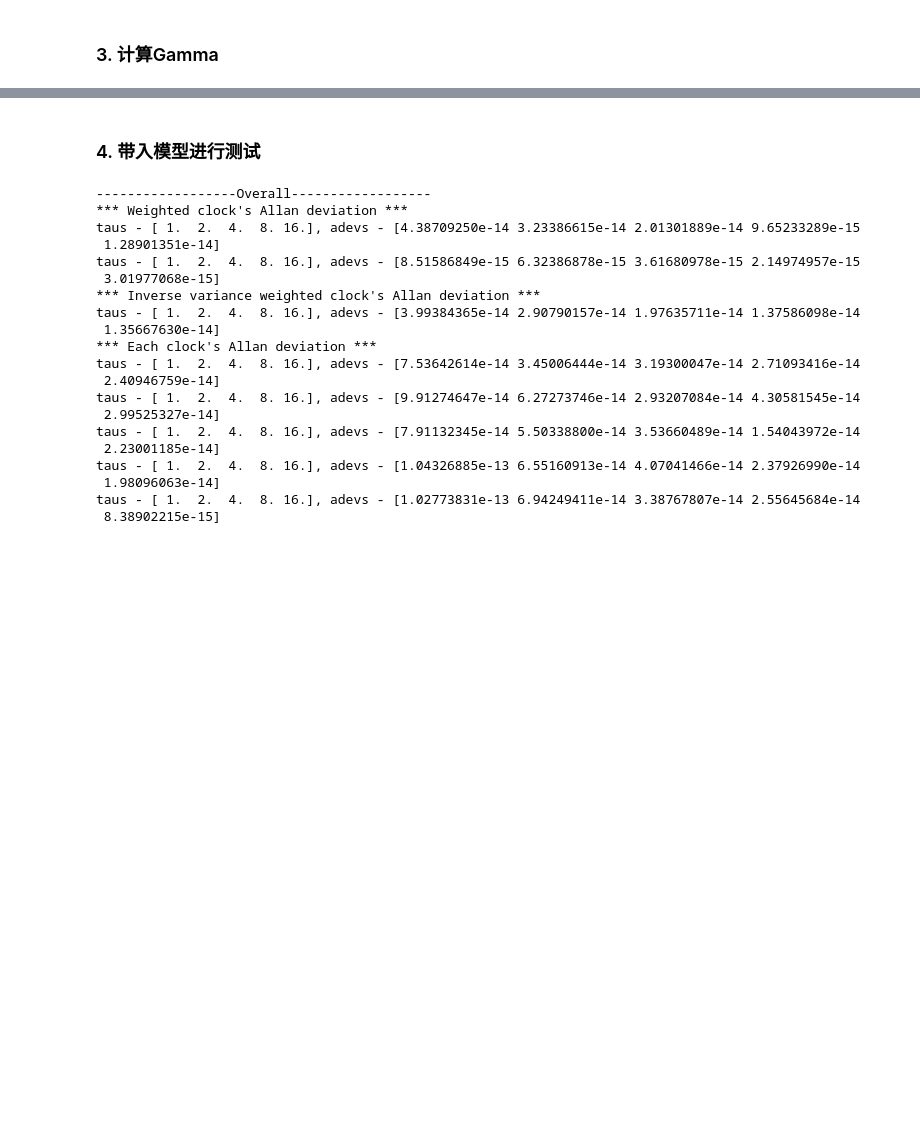
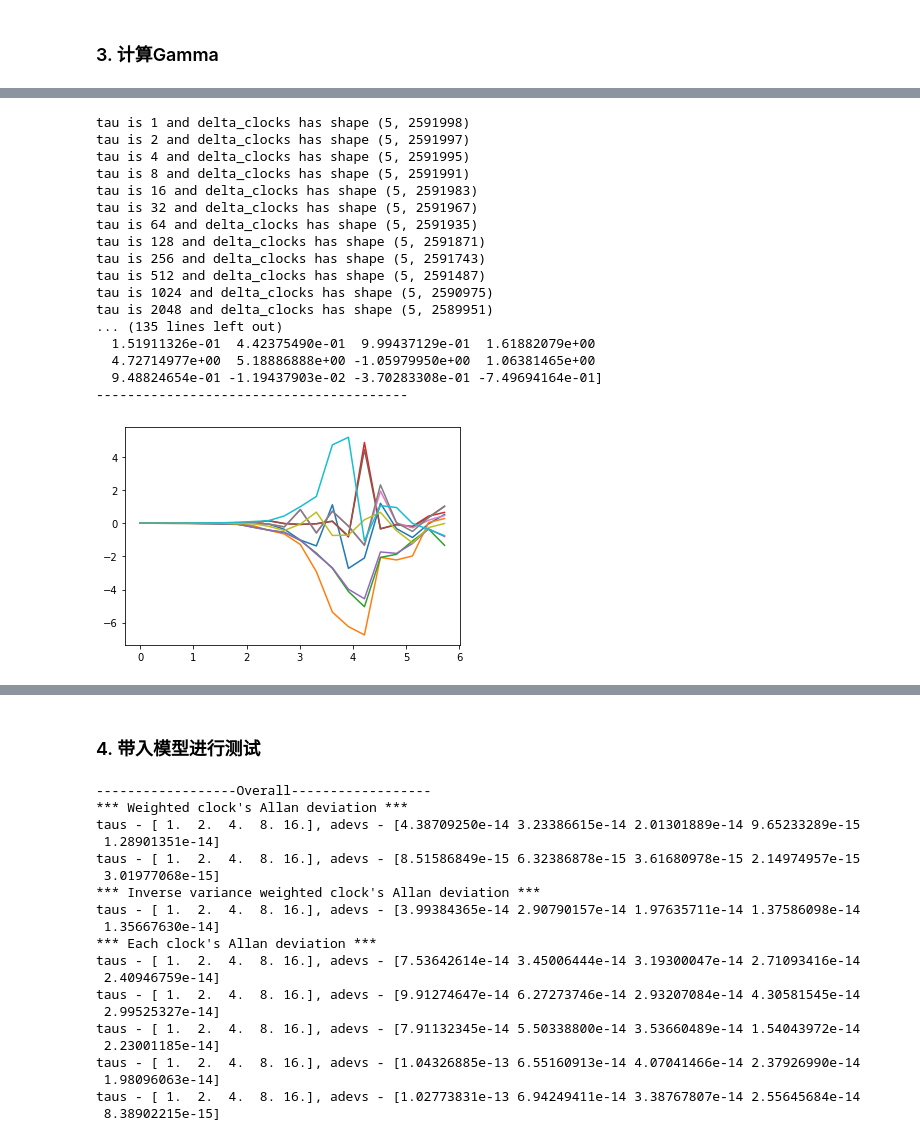
Before and after one commit to mochiliu3000/beamformer, a Jupyter notebook: Report.ipynb, the cells around one changed output, grey strips where cells are left out. Drawn from its saved outputs; the diff is of its cells as text; code cells hidden in the pictures; blank space fills up the shorter version.

Commit message:
Update Gamma calculation

```diff
--- a/Report.ipynb
+++ b/Report.ipynb
@@ -96,0 +115,55 @@ taus - [1.00000e+00 2.00000e+00 4.00000e+00 8.00000e+00 1.60000e+01 3.20000e+01
+# %%
+def cal_cij_and_plot(cov_data, taus):
+    C_ij_all = list()
+    for tau in taus:
+        delta_clocks = np.apply_along_axis(func1d = rolling_diff, axis = 1, arr = cov_data, tau = tau)
+        print('tau is %s and delta_clocks has shape %s' % (tau, str(delta_clocks.shape)))
+        result = list()
+        for i in range(delta_clocks.shape[0]):
+            for j in range(delta_clocks.shape[0]):
+                if i < j:
+                    C_ij = np.mean(np.multiply(delta_clocks[i,], delta_clocks[j,]))
+                    result.append(C_ij)
+        C_ij_all.append(result)
+
+    C_ij_all = np.array(C_ij_all)
+    print(C_ij_all)
+    print(C_ij_all.shape)
+
+    for i in range(cov_data.shape[0]):
+        for j in range(cov_data.shape[0]):
+            if i < j:
+                print("row1: %s, row2: %s" % (i, j))
+                (taus_i, adevs_i, errors_i, ns_i) = allantools.adev(data=cov_data[i,:], data_type='freq')
+                (taus_j, adevs_j, errors_j, ns_j) = allantools.adev(data=cov_data[j,:], data_type='freq')
+                C_ij = C_ij_all[:,i+j-1]
+                multiply_adev_ij = 2 * adevs_i * adevs_j
+                Gamma_ij = C_ij / multiply_adev_ij
+                print('Gamma_ij - %s' % Gamma_ij)
+                print("----------------------------------------")
+                plt.plot(np.log10(taus), Gamma_ij)
+            else:
+                continue
+# %%
+taus = 2 ** np.arange(0,20)
+# %%
+cal_cij_and_plot(cov_0_data, taus)
+# %% [output]
+tau is 1 and delta_clocks has shape (5, 2591998)
+tau is 2 and delta_clocks has shape (5, 2591997)
+tau is 4 and delta_clocks has shape (5, 2591995)
+tau is 8 and delta_clocks has shape (5, 2591991)
+tau is 16 and delta_clocks has shape (5, 2591983)
+tau is 32 and delta_clocks has shape (5, 2591967)
+tau is 64 and delta_clocks has shape (5, 2591935)
+tau is 128 and delta_clocks has shape (5, 2591871)
+tau is 256 and delta_clocks has shape (5, 2591743)
+tau is 512 and delta_clocks has shape (5, 2591487)
+tau is 1024 and delta_clocks has shape (5, 2590975)
+tau is 2048 and delta_clocks has shape (5, 2589951)
+... (135 lines left out)
+  1.51911326e-01  4.42375490e-01  9.99437129e-01  1.61882079e+00
+  4.72714977e+00  5.18886888e+00 -1.05979950e+00  1.06381465e+00
+  9.48824654e-01 -1.19437903e-02 -3.70283308e-01 -7.49694164e-01]
+----------------------------------------
+[figure, added]
```
Also changed, not shown: parts of 15 cells of this notebook.
